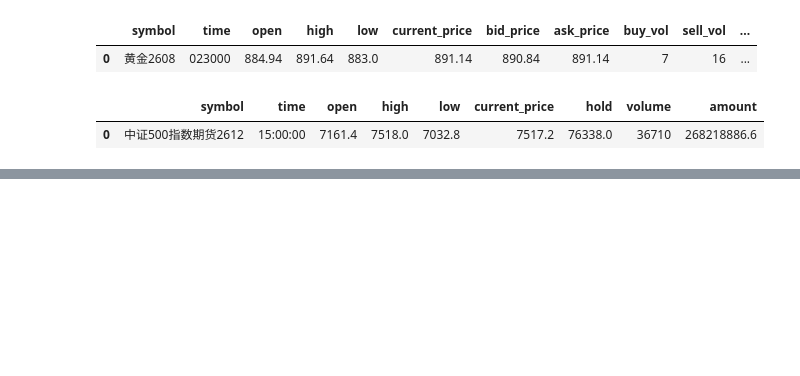
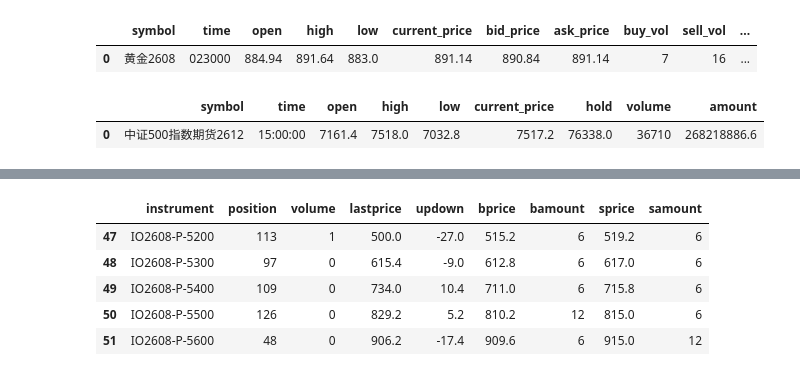
Before and after one commit to JasonZhangQM/ams_server_fast, a Jupyter notebook: run-akshare.ipynb, the cells around one changed output, grey strips where cells are left out. Saved outputs shown, nothing was run; the diff lists cells and outputs as text; code cells hidden in the pictures; blank space fills up the shorter version.

```diff
--- a/run-akshare.ipynb
+++ b/run-akshare.ipynb
@@ -40,0 +51,10 @@ option_finance_board_df
+# %%
+option_finance_board_df = ak.option_finance_board(symbol="沪深300股指期权", end_month="202608")
+option_finance_board_df.tail()
+# %% [output]
+|  | instrument | position | volume | lastprice | updown | bprice | bamount | sprice | samount |
+| 47 | IO2608-P-5200 | 113 | 1 | 500.0 | -27.0 | 515.2 | 6 | 519.2 | 6 |
+| 48 | IO2608-P-5300 | 97 | 0 | 615.4 | -9.0 | 612.8 | 6 | 617.0 | 6 |
+| 49 | IO2608-P-5400 | 109 | 0 | 734.0 | 10.4 | 711.0 | 6 | 715.8 | 6 |
+| 50 | IO2608-P-5500 | 126 | 0 | 829.2 | 5.2 | 810.2 | 12 | 815.0 | 6 |
+| 51 | IO2608-P-5600 | 48 | 0 | 906.2 | -17.4 | 909.6 | 6 | 915.0 | 12 |
```
Also changed, not shown: parts of 6 cells of this notebook, 3 other files.
